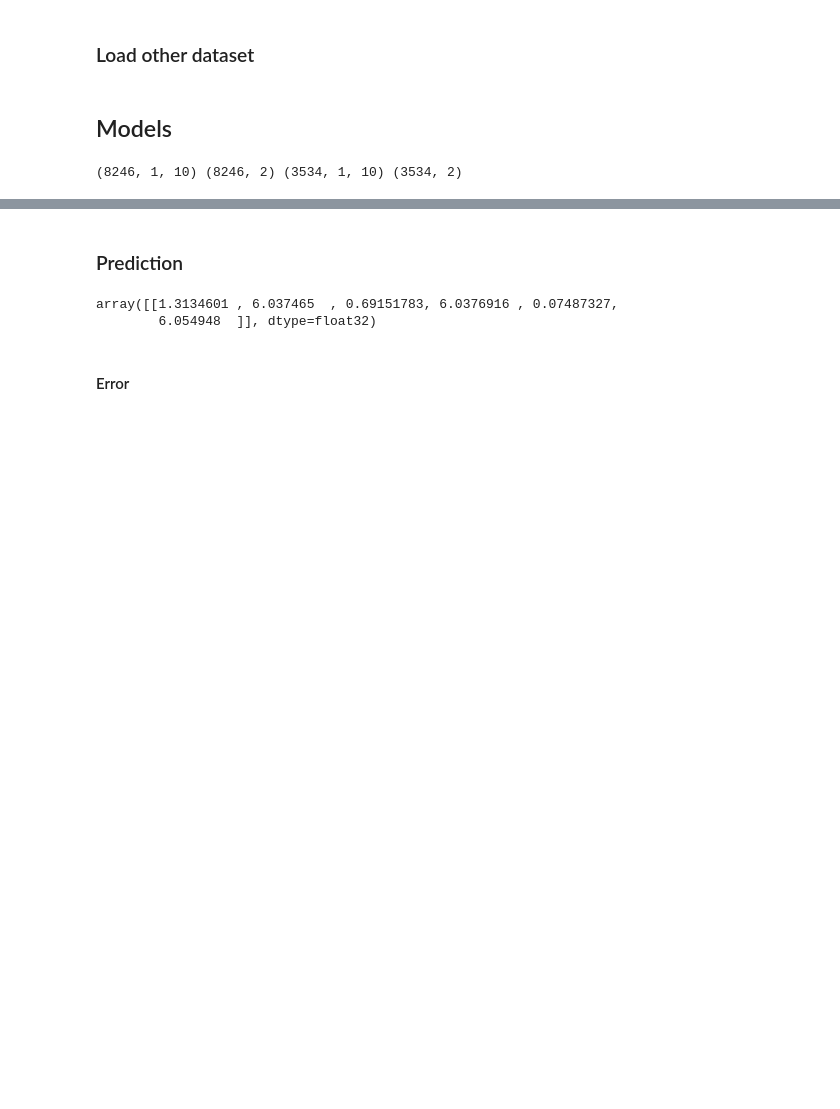
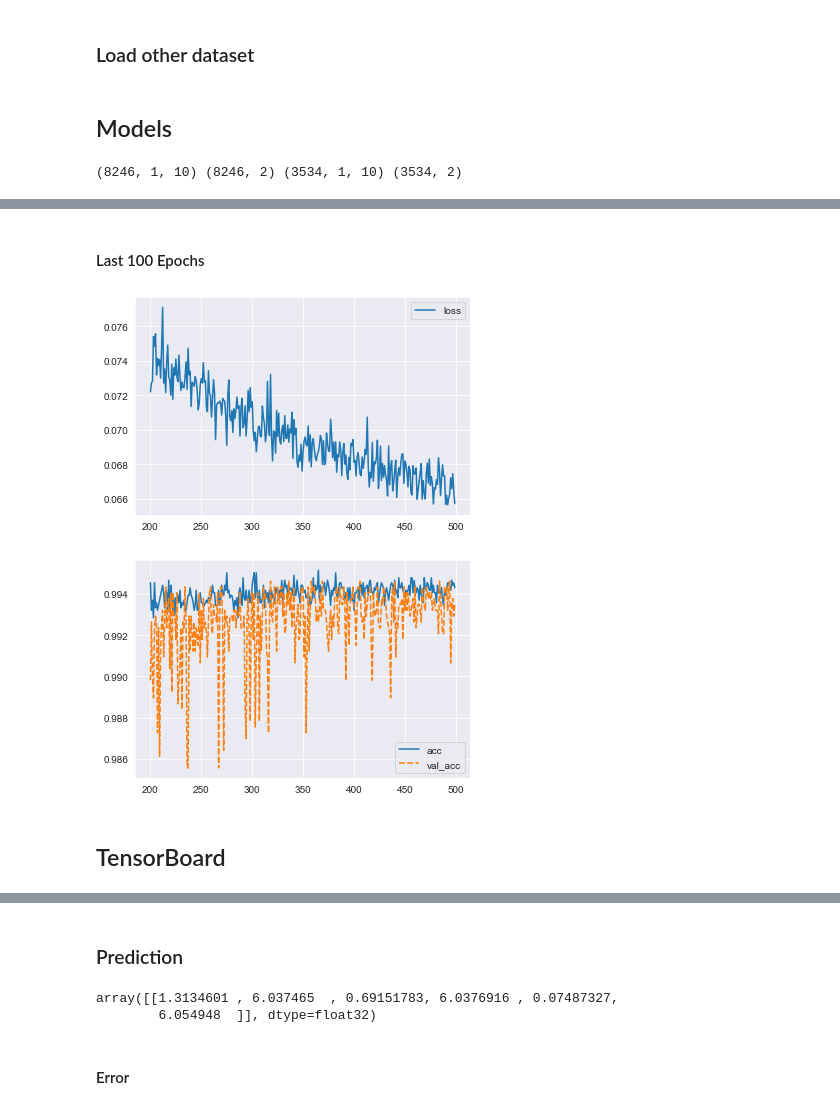
Before and after one commit to laukikk/Pedestrian-Traject-Prediction, a Jupyter notebook: Model.ipynb, the cells around one changed output, grey strips where cells are left out. Saved outputs shown, nothing was run; the diff lists cells and outputs as text; code cells hidden in the pictures; blank space fills up the shorter version.

```diff
--- a/Model.ipynb
+++ b/Model.ipynb
@@ -190,0 +219,15 @@ plt.show()
+# %% [markdown]
+#### Last 100 Epochs
+# %%
+loss = pd.DataFrame(history.history)[['loss']].iloc[200:,:]
+acc = pd.DataFrame(history.history)[['acc', 'val_acc']].iloc[200:,:]
+
+sns.lineplot(data=loss)
+plt.show()
+sns.lineplot(data=acc)
+plt.show()
+# %% [output]
+[figure, added]
+[figure, added]
+# %% [markdown]
+## TensorBoard
```
Also changed, not shown: parts of 14 cells of this notebook, 14 other files.
